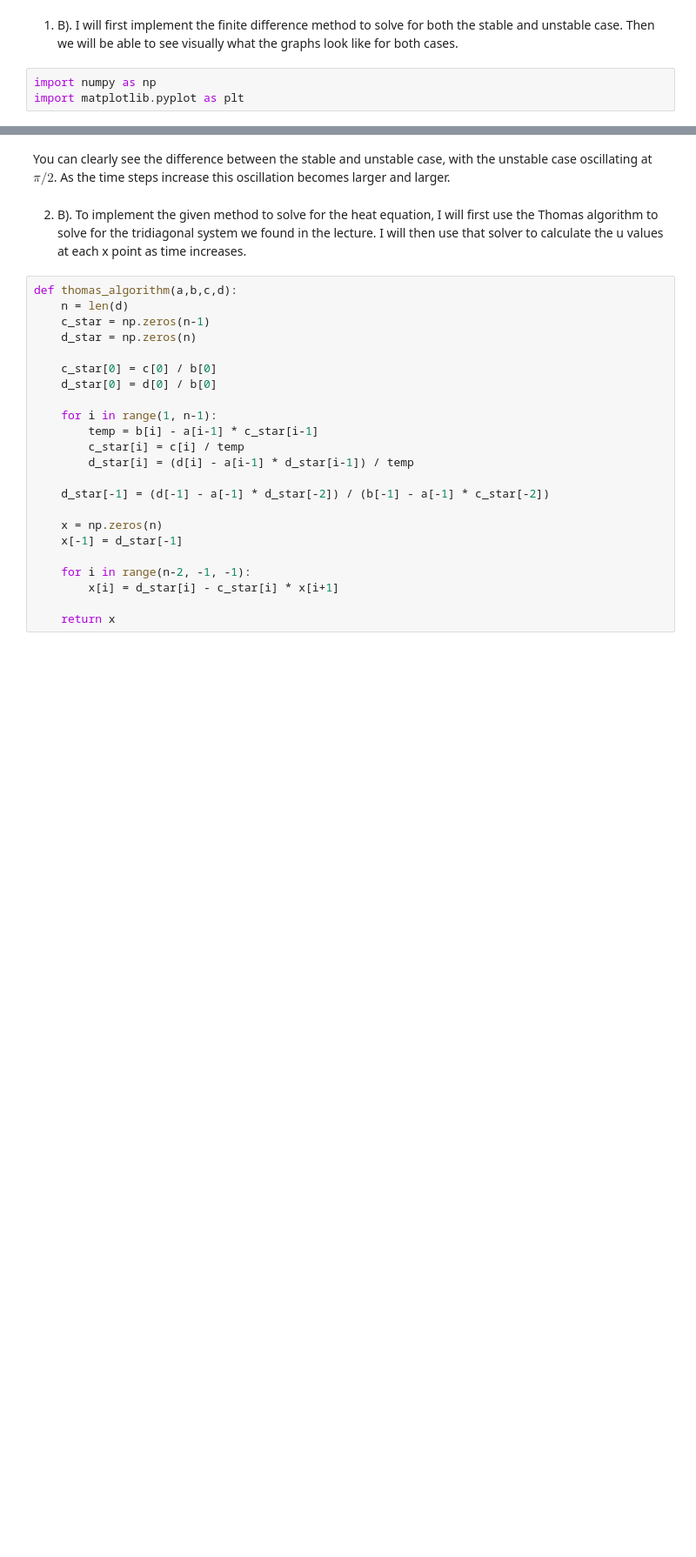
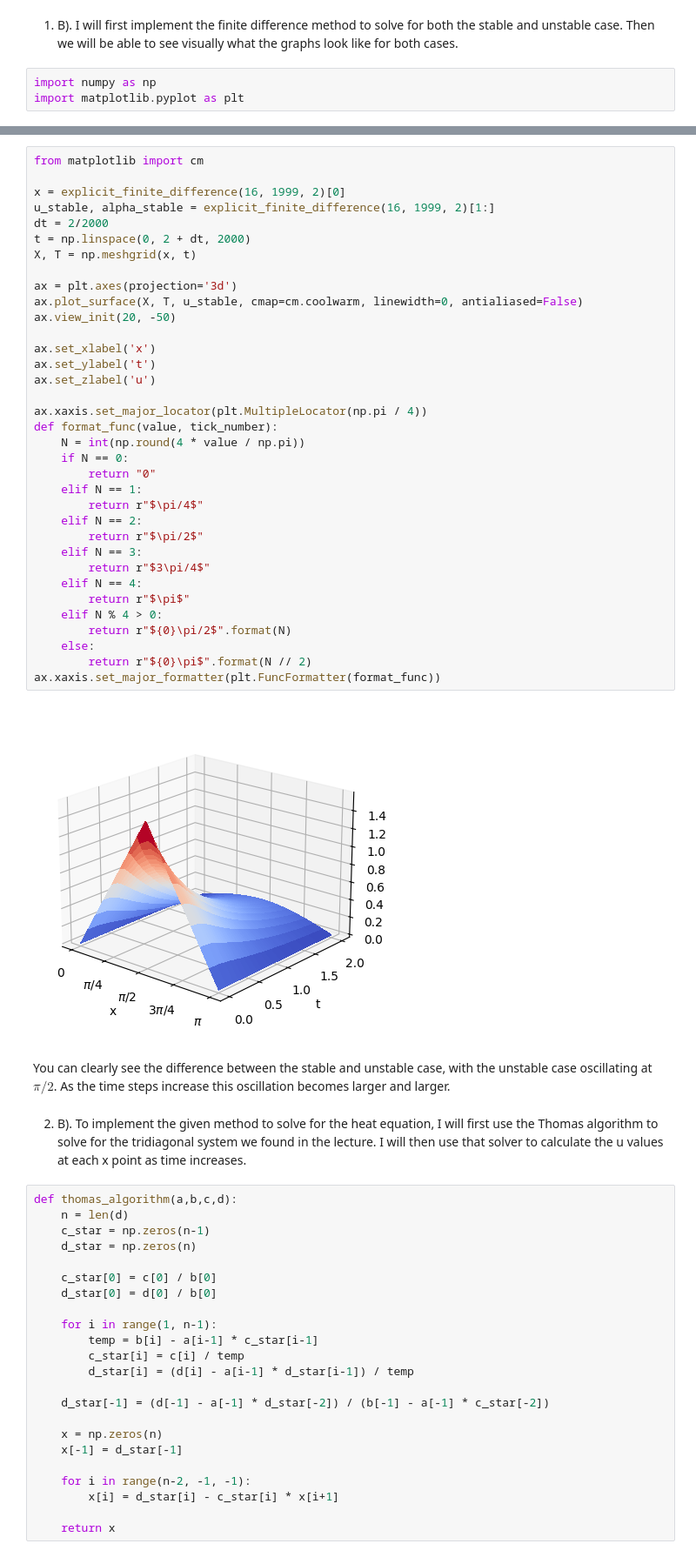
Before and after one commit to kpayton2903/Math_104C, a Jupyter notebook: Homework_3.ipynb, the cells around one changed output, grey strips where cells are left out. Shown at 87% size. Saved outputs shown, nothing was run; the diff lists cells and outputs as text; blank space fills up the shorter version.

```diff
--- a/Homework_3.ipynb
+++ b/Homework_3.ipynb
@@ -69,4 +70,41 @@ plt.show()
 [figure]
+# %%
+from matplotlib import cm
+
+x = explicit_finite_difference(16, 1999, 2)[0]
+u_stable, alpha_stable = explicit_finite_difference(16, 1999, 2)[1:]
+dt = 2/2000
+t = np.linspace(0, 2 + dt, 2000)
+X, T = np.meshgrid(x, t)
+
+ax = plt.axes(projection='3d')
+ax.plot_surface(X, T, u_stable, cmap=cm.coolwarm, linewidth=0, antialiased=False)
+ax.view_init(20, -50)
+
+ax.set_xlabel('x')
+ax.set_ylabel('t')
+ax.set_zlabel('u')
+
+ax.xaxis.set_major_locator(plt.MultipleLocator(np.pi / 4))
+def format_func(value, tick_number):
+    N = int(np.round(4 * value / np.pi))
+    if N == 0:
+        return "0"
+    elif N == 1:
+        return r"$\pi/4$"
+    elif N == 2:
+        return r"$\pi/2$"
+    elif N == 3:
+        return r"$3\pi/4$"
+    elif N == 4:
+        return r"$\pi$"
+    elif N % 4 > 0:
+        return r"${0}\pi/2$".format(N)
+    else:
+        return r"${0}\pi$".format(N // 2)
+ax.xaxis.set_major_formatter(plt.FuncFormatter(format_func))
+# %% [output]
+[figure, added]
 # %% [markdown]
 You can clearly see the difference between the stable and unstable case, with the unstable case oscillating at $\pi / 2$. As the time steps increase this oscillation becomes larger and larger.
 # %% [markdown]
```
Also changed, not shown: parts of 1 cell of this notebook, 1 other file.
